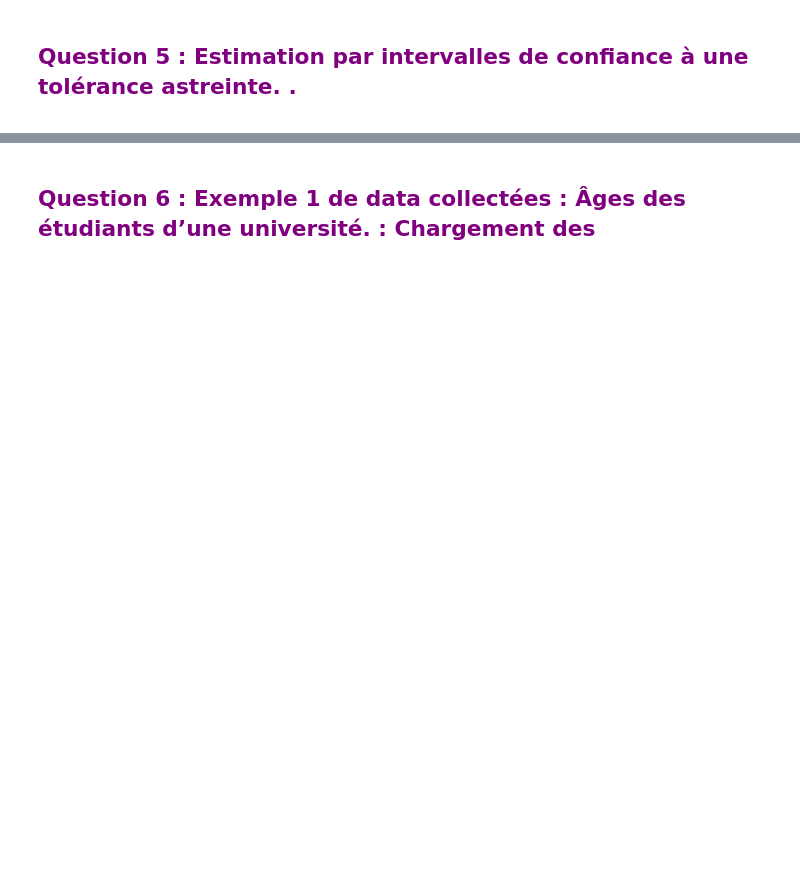
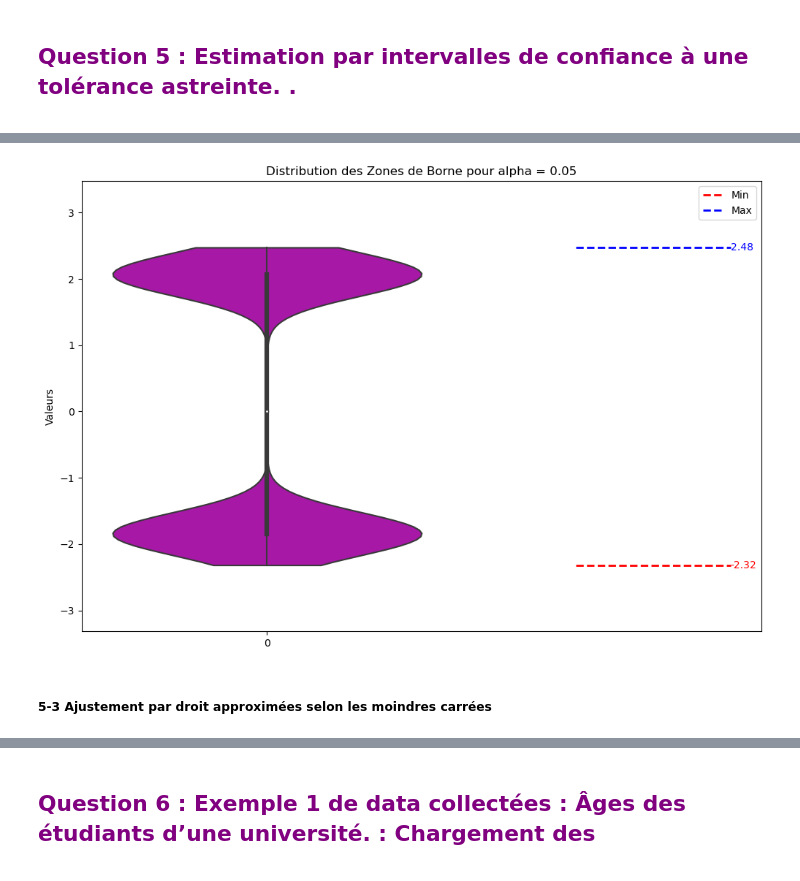
Before and after one commit to IbLahlou/Signal-Processing, a Jupyter notebook: Projet Traitement de Signal.ipynb, the cells around one changed output, grey strips where cells are left out. Cells and saved outputs as stored; diff of their text form; code cells hidden in the pictures; blank space fills up the shorter version.

```diff
--- a/Projet Traitement de Signal.ipynb
+++ b/Projet Traitement de Signal.ipynb
@@ -423,0 +497,23 @@ R << 1 $\iff$ L'ajustement de la régression est de mauvaise qualité
+# %%
+plt.figure(figsize=(12, 8))
+
+sns.violinplot(data=data_ZC, color='m', inner='box', cut=0)
+
+min_value = np.min(data_ZC)
+max_value = np.max(data_ZC)
+plt.plot([0.8, 1.2], [min_value, min_value], color='red', linestyle='--', linewidth=2, label='Min')
+plt.plot([0.8, 1.2], [max_value, max_value], color='blue', linestyle='--', linewidth=2, label='Max')
+
+plt.text(1.2, min_value, f"{min_value:.2f}", color='red', va='center')
+plt.text(1.2, max_value, f"{max_value:.2f}", color='blue', va='center')
+
+plt.ylabel('Valeurs')
+plt.title(f"Distribution des Zones de Borne pour alpha = {alpha}")
+plt.legend()
+
+plt.ylim(np.min(data_ZC) - 1, np.max(data_ZC) + 1)
+plt.show()
+# %% [output]
+[figure, added]
+# %% [markdown]
+<h5>5-3 Ajustement par droit approximées selon les moindres carrées</h5>
```
Also changed, not shown: parts of 32 cells of this notebook.
